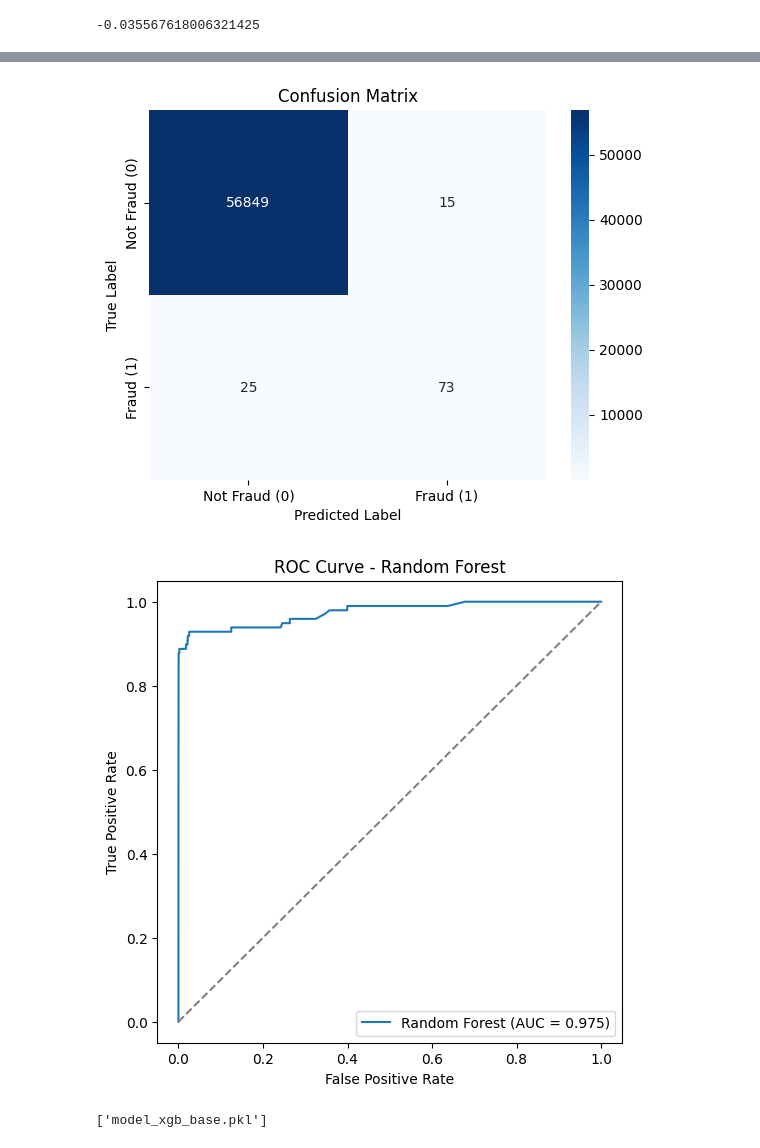
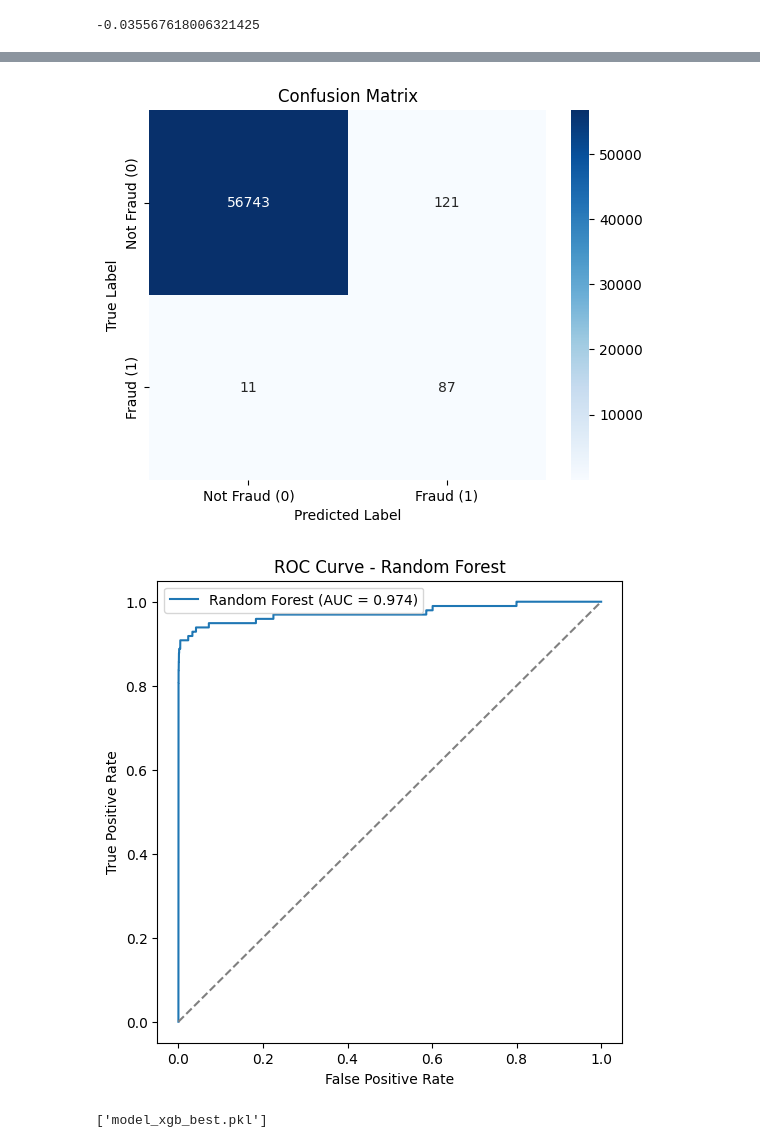
Before and after one commit to Theallkeeeymist/financial-fraud-detection-system, a Jupyter notebook: credit-card-fraud-system.ipynb, the cells around one changed output, grey strips where cells are left out. Cells and saved outputs as stored; diff of their text form; code cells hidden in the pictures.

```diff
--- a/credit-card-fraud-system.ipynb
+++ b/credit-card-fraud-system.ipynb
@@ -230,6 +230,7 @@ xgb=XGBClassifier(
     n_estimators=500,
     min_child_weight=30,
     learning_rate=0.01,
+    scale_pos_weight=(len(train[train['Class']==0])/len(train[train['Class']==1])),
     eval_metric='auc',
     booster='dart',
     objective='binary:logistic',
@@ -279,7 +280,7 @@ XGBClassifier(base_score=None, booster='dart', callbacks=None,
               num_parallel_tree=None, predictor='gpu_predictor', ...)
 # %%
 y_pred_proba=xgb.predict_proba(X_test)[:,1]
-y_pred=(y_pred_proba>=0.50).astype(int)
+y_pred=(y_pred_proba>=0.65).astype(int)
 
 auc=roc_auc_score(y_test, y_pred_proba)
 print(f"Random Forest Classififer AUC_ROC: {auc}")
@@ -330,8 +331,8 @@ weighted avg     0.9993    0.9993    0.9993     56962
 [figure]
-[figure, old version]
+[figure, new version]
 # %%
 import joblib
 
-joblib.dump(xgb, "model_xgb_base.pkl")
+joblib.dump(xgb, "model_xgb_best.pkl")
 # %% [output]
-['model_xgb_base.pkl']
+['model_xgb_best.pkl']
```
Also changed, not shown: parts of 3 cells of this notebook.
